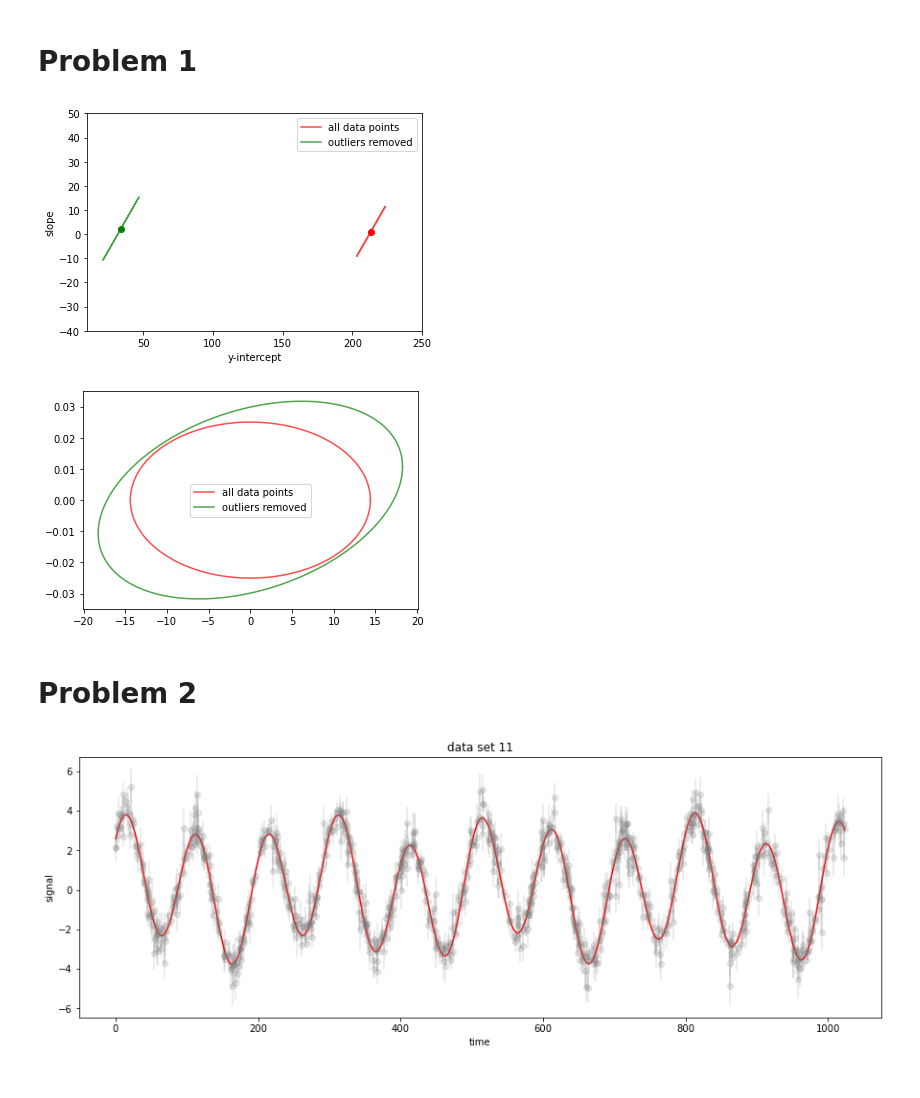
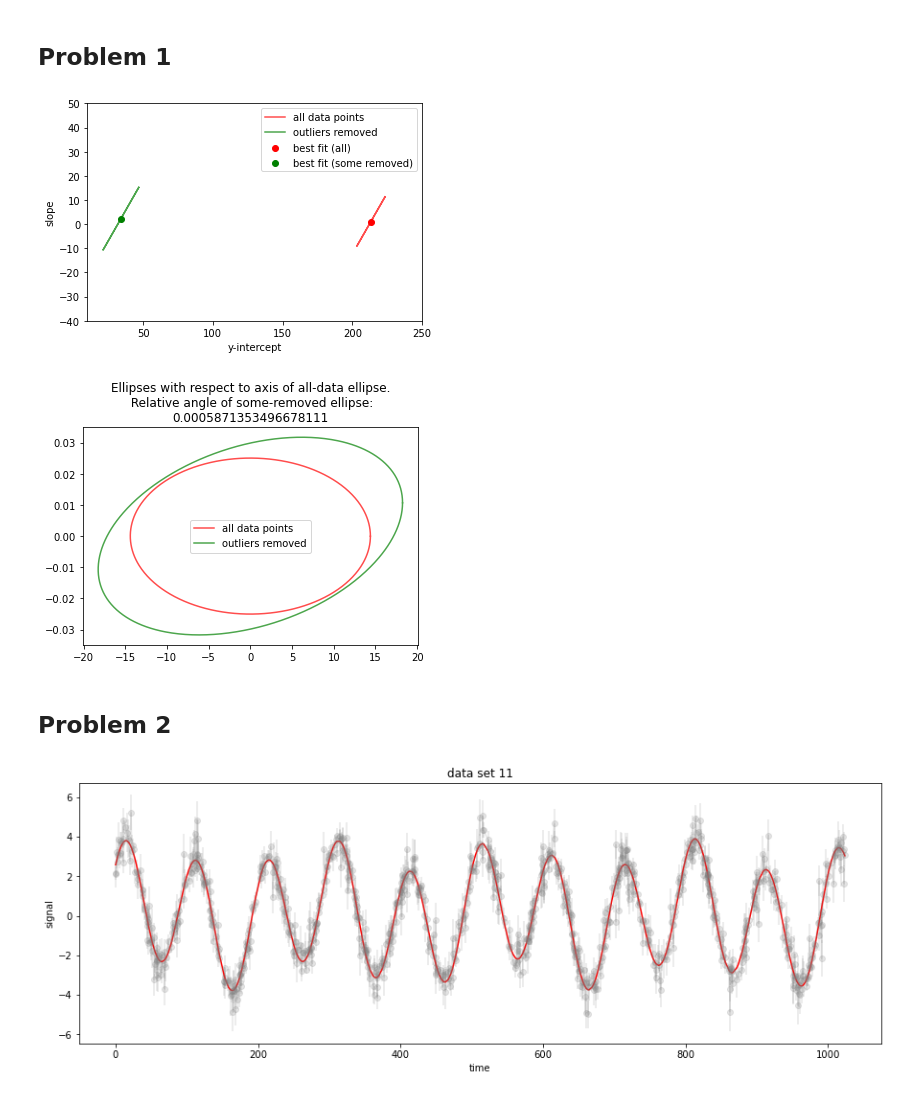
Before and after one commit to krlodeleon/datascience_fall2022, a Jupyter notebook: prob_set_3/ps3.ipynb, the cells around one changed output. Drawn from its saved outputs; the diff is of its cells as text; code cells hidden in the pictures.

```diff
--- a/prob_set_3/ps3.ipynb
+++ b/prob_set_3/ps3.ipynb
@@ -8,5 +10,5 @@ import csv
 # %% [markdown]
-# Problem 1
+## Problem 1
 # %%
 #Extracting data
 with open("data1.csv","r") as csvfile:
@@ -102,39 +105,40 @@ some_tilt = some_ellipse[1]
 #Plotting ellipse
 ell_x = lambda t, tilt, x_sc, y_sc :  x_sc*np.cos(t)*np.cos(tilt) - y_sc*np.sin(t)*np.sin(tilt)
 ell_y = lambda t, tilt, x_sc, y_sc :  x_sc*np.cos(t)*np.sin(tilt) + y_sc*np.sin(t)*np.cos(tilt)
 rotate2D = lambda vec, theta : (vec[0]*np.cos(theta) - vec[1]*np.sin(theta), vec[0]*np.sin(theta) + vec[1]*np.cos(theta))
 
 all_ell_x_points = ell_x(np.arange(0,2*np.pi,0.01),all_tilt,all_eigx,all_eigy) + all_fit[0]
 all_ell_y_points = ell_y(np.arange(0,2*np.pi,0.01),all_tilt,all_eigx,all_eigy) + all_fit[1]
 some_ell_x_points = ell_x(np.arange(0,2*np.pi,0.01),some_tilt,some_eigx,some_eigy) + some_fit[0]
 some_ell_y_points = ell_y(np.arange(0,2*np.pi,0.01),some_tilt,some_eigx,some_eigy) + some_fit[1]
 
 plt.plot(all_ell_x_points,all_ell_y_points, color='red', alpha=0.7, label='all data points')
 plt.plot(some_ell_x_points,some_ell_y_points, color='green', alpha=0.7, label="outliers removed")
-plt.scatter(all_fit[0],all_fit[1], color='red')
-plt.scatter(some_fit[0],some_fit[1], color='green')
+plt.scatter(all_fit[0],all_fit[1], color='red', label='best fit (all)')
+plt.scatter(some_fit[0],some_fit[1], color='green', label='best fit (some removed)')
 plt.xlabel("y-intercept")
 plt.ylabel("slope")
 plt.legend()
 plt.xlim(10,250)
 plt.ylim(-40,50)
 plt.show()
 
 #Rotated and concentric ellipses
 Rall_ell_x_points = ell_x(np.arange(0,2*np.pi,0.01),0,all_eigx,all_eigy)
 Rall_ell_y_points = ell_y(np.arange(0,2*np.pi,0.01),0,all_eigx,all_eigy)
 Rsome_ell_x_points = ell_x(np.arange(0,2*np.pi,0.01),some_tilt-all_tilt,some_eigx,some_eigy)
 Rsome_ell_y_points = ell_y(np.arange(0,2*np.pi,0.01),some_tilt-all_tilt,some_eigx,some_eigy)
 
 plt.plot(Rall_ell_x_points,Rall_ell_y_points, color='red', alpha=0.7, label='all data points')
 plt.plot(Rsome_ell_x_points,Rsome_ell_y_points, color='green', alpha=0.7, label="outliers removed")
+plt.title(f'Ellipses with respect to axis of all-data ellipse.\n Relative angle of some-removed ellipse:\n{some_tilt-all_tilt}')
 plt.legend()
 plt.show()
 # %% [output]
-[figure, old version]
+[figure, new version]
-[figure, old version]
+[figure, new version]
 # %% [markdown]
-# Problem 2
+## Problem 2
 # %%
 #Extracting data
 # Dear all: Get this pickle file from the discord server!
```
Also changed, not shown: parts of 26 cells of this notebook.
